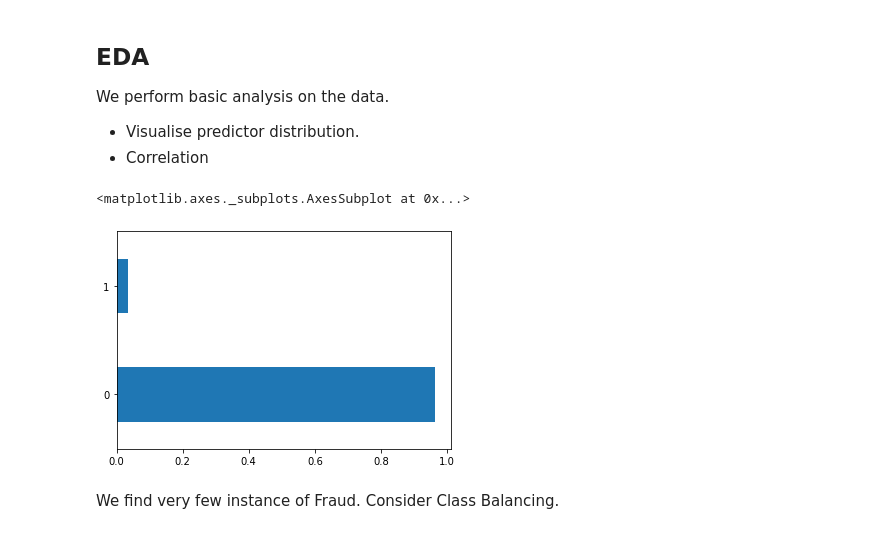
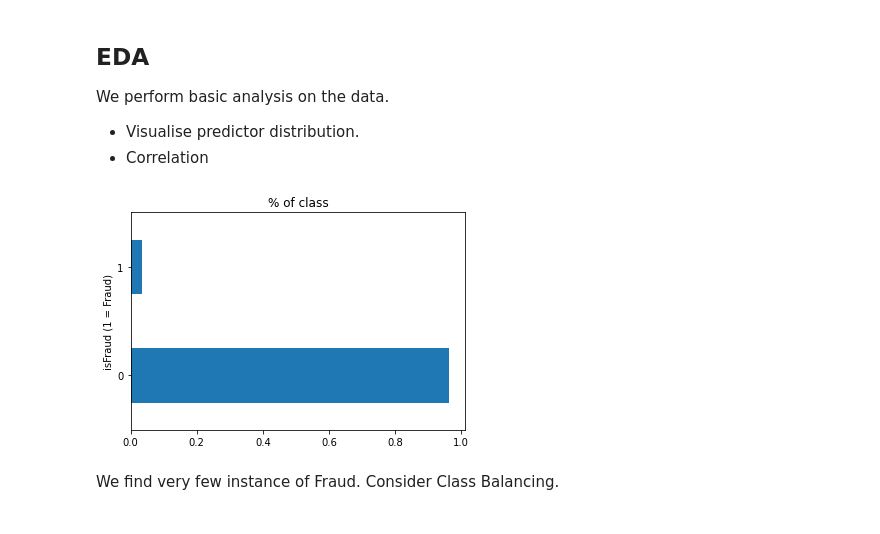
Before and after one commit to nishithewel/ID5059GroupProject, a Jupyter notebook: main.ipynb, the cells around one changed output. Drawn from its saved outputs; the diff is of its cells as text; code cells hidden in the pictures.

```diff
--- a/main.ipynb
+++ b/main.ipynb
@@ -77,8 +99,8 @@ if DRIVE_STORE == True:
   root_dir = '/content/drive/MyDrive/Python/ID5059-GroupProject/ieee-fraud-detection/' #for nish
 
 else:
-  root_dir = '/content/ID5059GroupProject/data/'
-# os.chdir(root_dir)
+  root_dir = '/content/data/'
+os.chdir(root_dir)
 
 test_iden = pd.read_csv(root_dir + 'test_identity.csv',)
 test_tran = pd.read_csv(root_dir +'test_transaction.csv',)
@@ -89,18 +111,18 @@ train_tran = pd.read_csv(root_dir +'train_transaction.csv',)
 test_tran = reduce_mem_usage(test_tran)
 train_tran = reduce_mem_usage(train_tran)
 
+
+
+
 train = pd.merge(train_tran, train_iden, on = 'TransactionID', how = 'left')
 test = pd.merge(test_tran, test_iden, on = 'TransactionID', how = 'left')
 
-# train = reduce_mem_usage(train)
 
-
-# #Run this otherwise might cause ram overflows
-# v_cols = [col for col in train.columns if 'V' in col]
-# # lets ignore the v columns for the time being
-# train.drop(v_cols,axis =1,
-#                 inplace = True)
-
+test_ind = sample(range(len(train),0.8*len(train)))
+#but we need a local test to run diagnostics as well
+local_test = train[test_ind]
+#drop rows from train
+train = train.drop(test_ind,axis = 0)
 
 del train_tran, train_iden, test_iden, test_tran
 # %% [output]
@@ -114 +130,10 @@ Decreased by 72.6%
+# %%
+
+test_ind = sample(range(len(train)),int(0.8*len(train)))
+#but we need a local test to run diagnostics as well
+local_test = train.iloc[test_ind]
+#drop rows from train
+train = train.drop(test_ind,axis = 0)
+
+del train_tran, train_iden, test_iden, test_tran
 # %% [markdown]
@@ -124,11 +146,12 @@ We perform basic analysis on the data.
 - Visualise predictor distribution.
 - Correlation
 # %%
-train['isFraud'].value_counts(
-    normalize = True).plot(kind= 'barh')
+train['isFraud'].value_counts(normalize = True).plot(kind= 'barh')
+plt.title('% of class')
+plt.ylabel('isFraud (1 = Fraud)')
+plt.show()
 # %% [output]
-<matplotlib.axes._subplots.AxesSubplot at 0x...>
-[figure, old version]
+[figure, new version]
 # %% [markdown]
 We find very few instance of Fraud. Consider Class Balancing.
 # %% [markdown]
```
Also changed, not shown: parts of 32 cells of this notebook.
